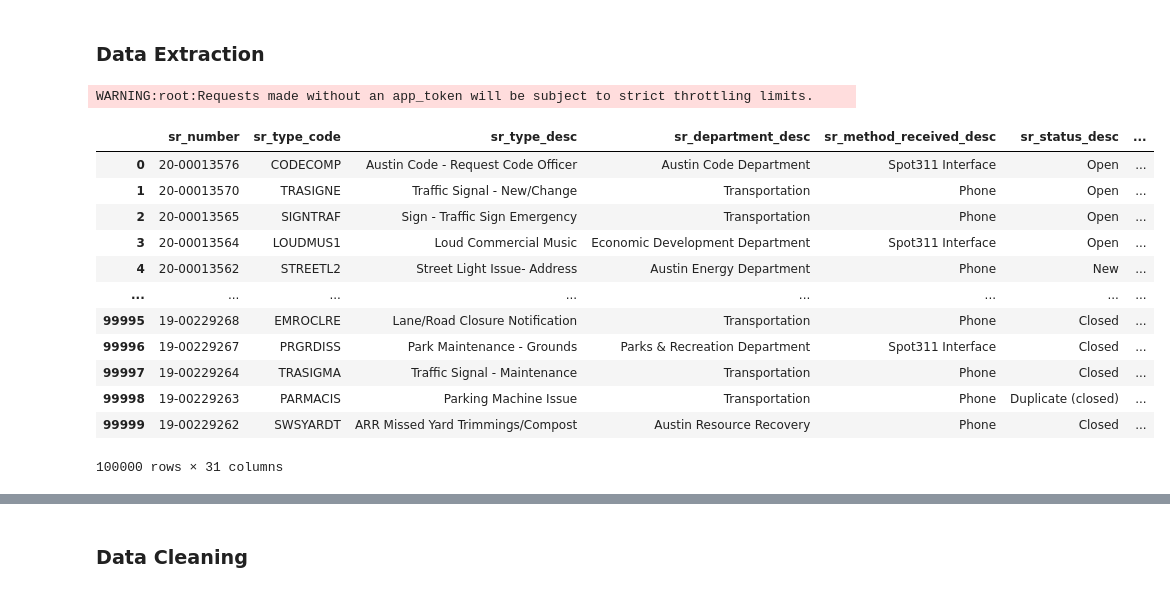
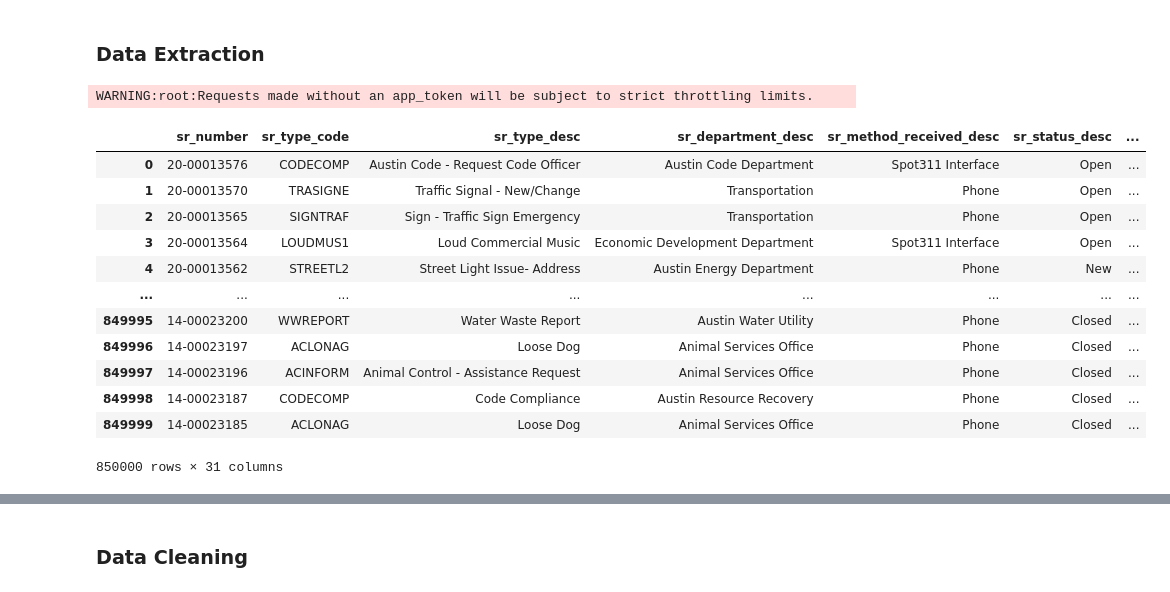
Before and after one commit to sheetalbongale/Scooters-In-Austin-Data-Analysis, a Jupyter notebook: notebooks/311_AODP/311_client_method.ipynb, the cells around one changed output, grey strips where cells are left out. Drawn from its saved outputs; the diff is of its cells as text; code cells hidden in the pictures.

```diff
--- a/notebooks/311_AODP/311_client_method.ipynb
+++ b/notebooks/311_AODP/311_client_method.ipynb
@@ -25,26 +25,26 @@ from sodapy import Socrata
 # %%
 client = Socrata("data.austintexas.gov", None)
 
-results = client.get("i26j-ai4z", limit=100000)
+results = client.get("i26j-ai4z", limit=850000)
 
 # Convert to pandas DataFrame
 results_df = pd.DataFrame.from_records(results)
 results_df
 # %% [output]
 WARNING:root:Requests made without an app_token will be subject to strict throttling limits.
 |  | sr_number | sr_type_code | sr_type_desc | sr_department_desc | sr_method_received_desc | sr_status_desc | ... |
 | 0 | 20-00013576 | CODECOMP | Austin Code - Request Code Officer | Austin Code Department | Spot311 Interface | Open | ... |
 | 1 | 20-00013570 | TRASIGNE | Traffic Signal - New/Change | Transportation | Phone | Open | ... |
 | 2 | 20-00013565 | SIGNTRAF | Sign - Traffic Sign Emergency | Transportation | Phone | Open | ... |
 | 3 | 20-00013564 | LOUDMUS1 | Loud Commercial Music | Economic Development Department | Spot311 Interface | Open | ... |
 | 4 | 20-00013562 | STREETL2 | Street Light Issue- Address | Austin Energy Department | Phone | New | ... |
 | ... | ... | ... | ... | ... | ... | ... | ... |
-| 99995 | 19-00229268 | EMROCLRE | Lane/Road Closure Notification | Transportation | Phone | Closed | ... |
-| 99996 | 19-00229267 | PRGRDISS | Park Maintenance - Grounds | Parks & Recreation Department | Spot311 Interface | Closed | ... |
-| 99997 | 19-00229264 | TRASIGMA | Traffic Signal - Maintenance | Transportation | Phone | Closed | ... |
-| 99998 | 19-00229263 | PARMACIS | Parking Machine Issue | Transportation | Phone | Duplicate (closed) | ... |
-| 99999 | 19-00229262 | SWSYARDT | ARR Missed Yard Trimmings/Compost | Austin Resource Recovery | Phone | Closed | ... |
+| 849995 | 14-00023200 | WWREPORT | Water Waste Report | Austin Water Utility | Phone | Closed | ... |
+| 849996 | 14-00023197 | ACLONAG | Loose Dog | Animal Services Office | Phone | Closed | ... |
+| 849997 | 14-00023196 | ACINFORM | Animal Control - Assistance Request | Animal Services Office | Phone | Closed | ... |
+| 849998 | 14-00023187 | CODECOMP | Code Compliance | Austin Resource Recovery | Phone | Closed | ... |
+| 849999 | 14-00023185 | ACLONAG | Loose Dog | Animal Services Office | Phone | Closed | ... |
-100000 rows × 31 columns
+850000 rows × 31 columns
 # %%
 #df = pd.read_csv('Data_Files/311_Unified_Data_Test_Site_2019.csv', low_memory=False)
 #df_backup = df
```
Also changed, not shown: parts of 7 cells of this notebook.
